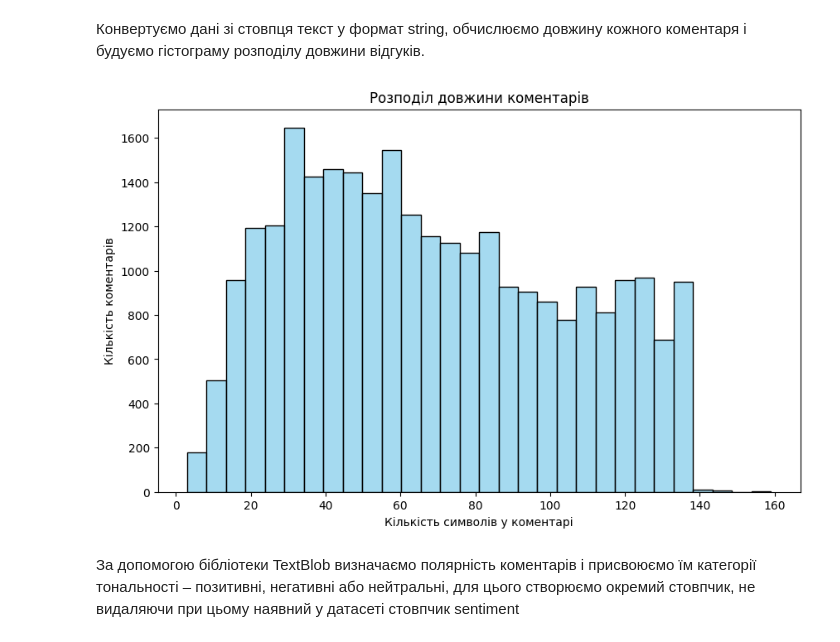
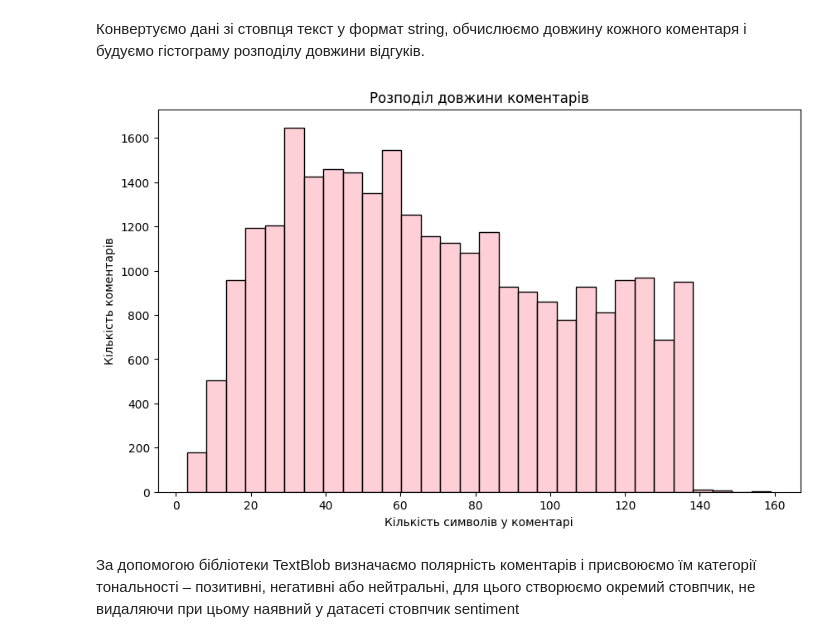
Before and after one commit to Sonja3333333333333/Big-Data-course-assignments, a Jupyter notebook: assigment8/code.ipynb, the cells around one changed output. Drawn from its saved outputs; the diff is of its cells as text; code cells hidden in the pictures.

```diff
--- a/assigment8/code.ipynb
+++ b/assigment8/code.ipynb
@@ -27,16 +27,16 @@ dataset
 # %%
 dataset["text"] = dataset["text"].apply(lambda x: str(x))
 
 dataset["comment_length"] = dataset["text"].apply(len)
 
 plt.figure(figsize=(10, 6))
-sns.histplot(dataset["comment_length"], bins=30, color='skyblue', edgecolor='black')
+sns.histplot(dataset["comment_length"], bins=30, color='pink', edgecolor='black')
 plt.title("Розподіл довжини коментарів")
 plt.xlabel("Кількість символів у коментарі")
 plt.ylabel("Кількість коментарів")
 plt.show()
 # %% [output]
-[figure, old version]
+[figure, new version]
 # %% [markdown]
 За допомогою бібліотеки TextBlob визначаємо полярність коментарів і присвоюємо їм категорії тональності – позитивні, негативні або нейтральні, для цього створюємо окремий стовпчик, не видаляючи при цьому наявний у датасеті стовпчик sentiment
 # %%
```
Also changed, not shown: parts of 2 cells of this notebook.
